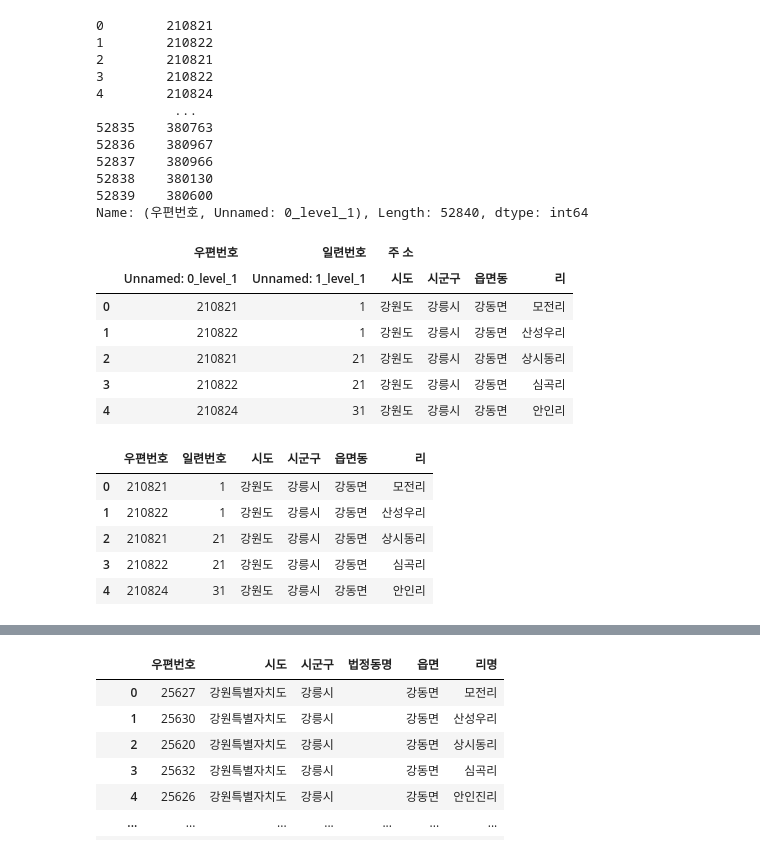
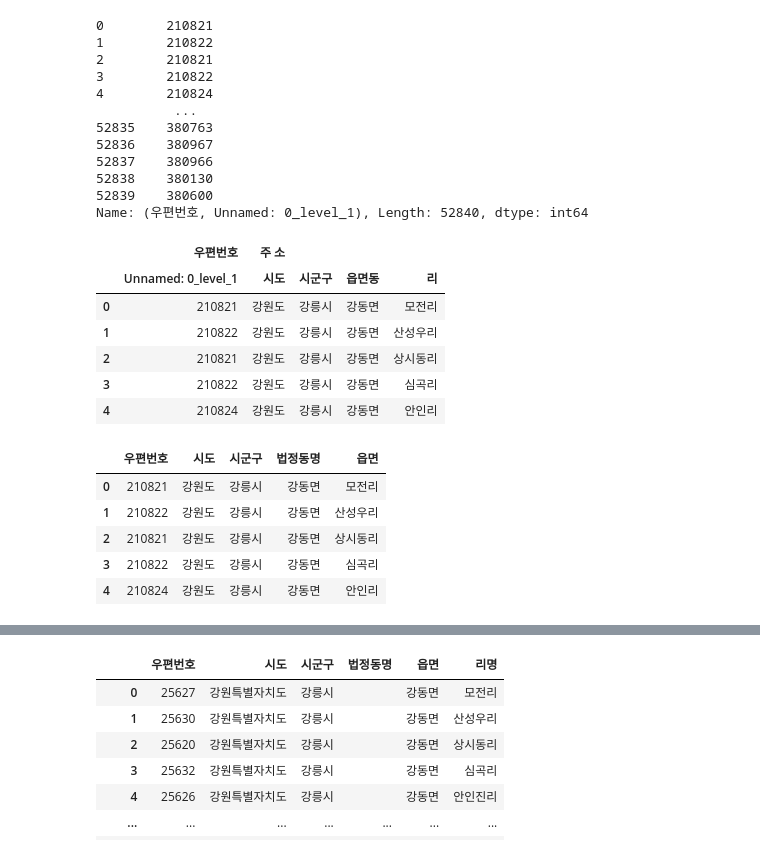
Before and after one commit to yusangsoo/Fintech_PM, a Jupyter notebook: 06_machine_learning/23_전국아파트실거래가_데이터분석_강사님버전.ipynb, the cells around one changed output, grey strips where cells are left out. Saved outputs shown, nothing was run; the diff lists cells and outputs as text; code cells hidden in the pictures.

```diff
--- a/06_machine_learning/23_전국아파트실거래가_데이터분석_강사님버전.ipynb
+++ b/06_machine_learning/23_전국아파트실거래가_데이터분석_강사님버전.ipynb
@@ -288,7 +287,7 @@ MultiIndex([(   '우편번호',  'Unnamed: 0_level_1'),
            )
 # %%
 old_address_df = old_address_df[[(   '우편번호',  'Unnamed: 0_level_1'),
-            (   '일련번호',  'Unnamed: 1_level_1'),
+            #(   '일련번호',  'Unnamed: 1_level_1'),
             ( '주    소',                  '시도'),
             ( '주    소',                 '시군구'),
             ( '주    소',                 '읍면동'),
@@ -311,20 +310,20 @@ Name: (우편번호, Unnamed: 0_level_1), Length: 52840, dtype: int64
 # %%
 old_address_df.head()
 # %% [output]
-|  | 우편번호 | 일련번호 | 주 소 |  |  |  |
-|  | Unnamed: 0_level_1 | Unnamed: 1_level_1 | 시도 | 시군구 | 읍면동 | 리 |
-| 0 | 210821 | 1 | 강원도 | 강릉시 | 강동면 | 모전리 |
-| 1 | 210822 | 1 | 강원도 | 강릉시 | 강동면 | 산성우리 |
-| 2 | 210821 | 21 | 강원도 | 강릉시 | 강동면 | 상시동리 |
-| 3 | 210822 | 21 | 강원도 | 강릉시 | 강동면 | 심곡리 |
-| 4 | 210824 | 31 | 강원도 | 강릉시 | 강동면 | 안인리 |
+|  | 우편번호 | 주 소 |  |  |  |
+|  | Unnamed: 0_level_1 | 시도 | 시군구 | 읍면동 | 리 |
+| 0 | 210821 | 강원도 | 강릉시 | 강동면 | 모전리 |
+| 1 | 210822 | 강원도 | 강릉시 | 강동면 | 산성우리 |
+| 2 | 210821 | 강원도 | 강릉시 | 강동면 | 상시동리 |
+| 3 | 210822 | 강원도 | 강릉시 | 강동면 | 심곡리 |
+| 4 | 210824 | 강원도 | 강릉시 | 강동면 | 안인리 |
 # %%
-old_address_df.columns = ['우편번호', '일련번호', '시도', '시군구', '읍면동', '리']
+old_address_df.columns = ['우편번호', '시도', '시군구', '법정동명', '읍면']
 old_address_df.head()
 # %% [output]
-|  | 우편번호 | 일련번호 | 시도 | 시군구 | 읍면동 | 리 |
-| 0 | 210821 | 1 | 강원도 | 강릉시 | 강동면 | 모전리 |
-| 1 | 210822 | 1 | 강원도 | 강릉시 | 강동면 | 산성우리 |
-| 2 | 210821 | 21 | 강원도 | 강릉시 | 강동면 | 상시동리 |
-| 3 | 210822 | 21 | 강원도 | 강릉시 | 강동면 | 심곡리 |
-| 4 | 210824 | 31 | 강원도 | 강릉시 | 강동면 | 안인리 |
+|  | 우편번호 | 시도 | 시군구 | 법정동명 | 읍면 |
+| 0 | 210821 | 강원도 | 강릉시 | 강동면 | 모전리 |
+| 1 | 210822 | 강원도 | 강릉시 | 강동면 | 산성우리 |
+| 2 | 210821 | 강원도 | 강릉시 | 강동면 | 상시동리 |
+| 3 | 210822 | 강원도 | 강릉시 | 강동면 | 심곡리 |
+| 4 | 210824 | 강원도 | 강릉시 | 강동면 | 안인리 |
```
Also changed, not shown: parts of 70 cells of this notebook, 2 other files.
